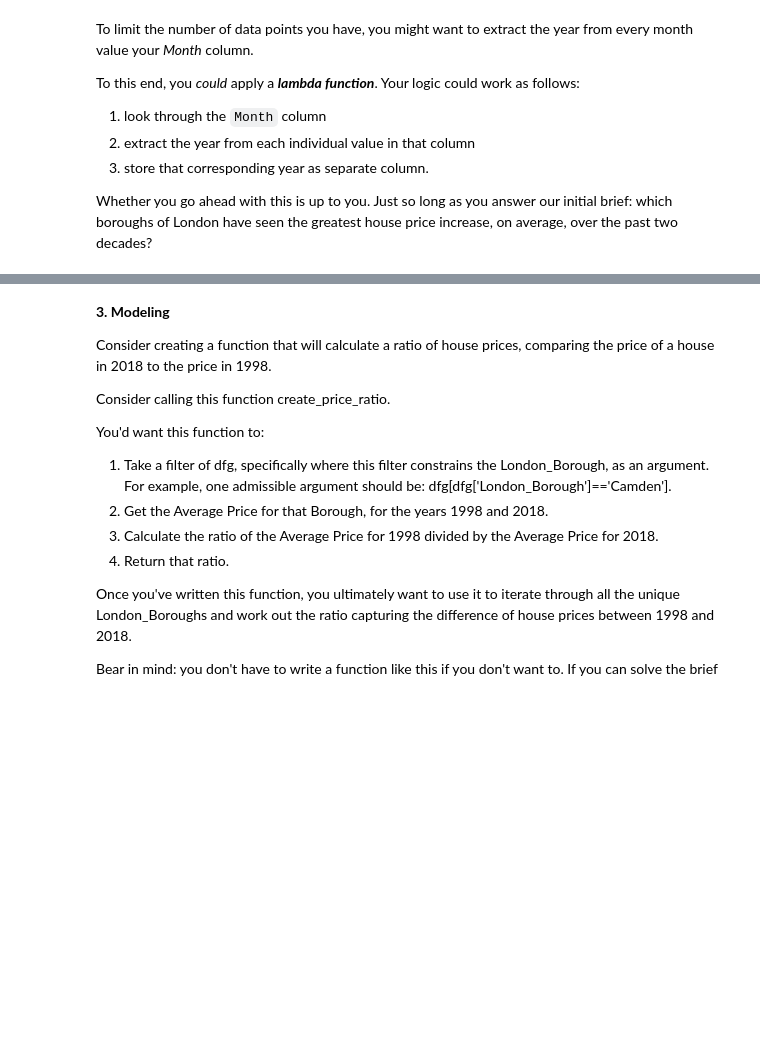
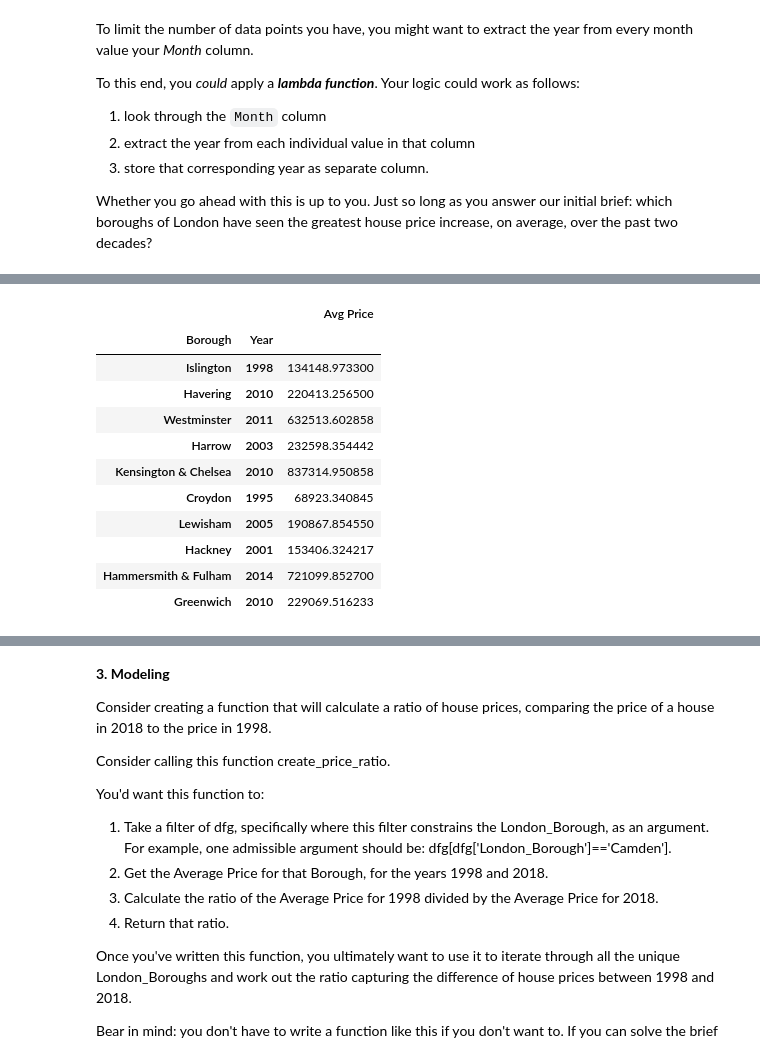
Before and after one commit to ipaulson/sb-unit-4, a Jupyter notebook: Unit 4 Challenge - Tier 3.ipynb, the cells around one changed output, grey strips where cells are left out. Cells and saved outputs as stored; diff of their text form; code cells hidden in the pictures; blank space fills up the shorter version.

```diff
--- a/Unit 4 Challenge - Tier 3.ipynb
+++ b/Unit 4 Challenge - Tier 3.ipynb
@@ -321,0 +341,16 @@ Whether you go ahead with this is up to you. Just so long as you answer our init
+# %%
+dfg = df.groupby(by=['Borough', 'Year']).mean()
+dfg.sample(10)
+# %% [output]
+|  |  | Avg Price |
+| Borough | Year |  |
+| Islington | 1998 | 134148.973300 |
+| Havering | 2010 | 220413.256500 |
+| Westminster | 2011 | 632513.602858 |
+| Harrow | 2003 | 232598.354442 |
+| Kensington & Chelsea | 2010 | 837314.950858 |
+| Croydon | 1995 | 68923.340845 |
+| Lewisham | 2005 | 190867.854550 |
+| Hackney | 2001 | 153406.324217 |
+| Hammersmith & Fulham | 2014 | 721099.852700 |
+| Greenwich | 2010 | 229069.516233 |
```
Also changed, not shown: parts of 9 cells of this notebook.
